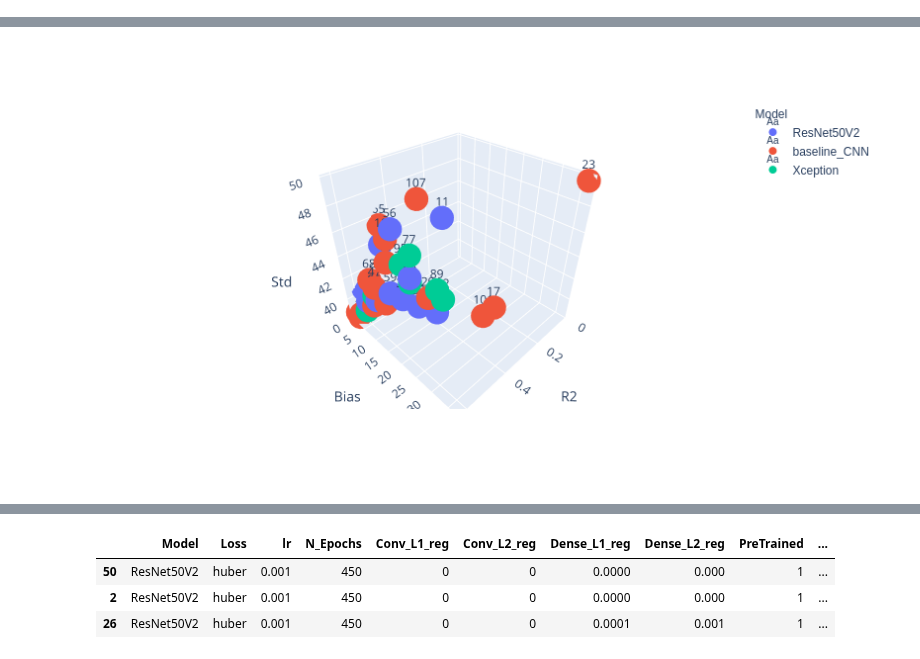
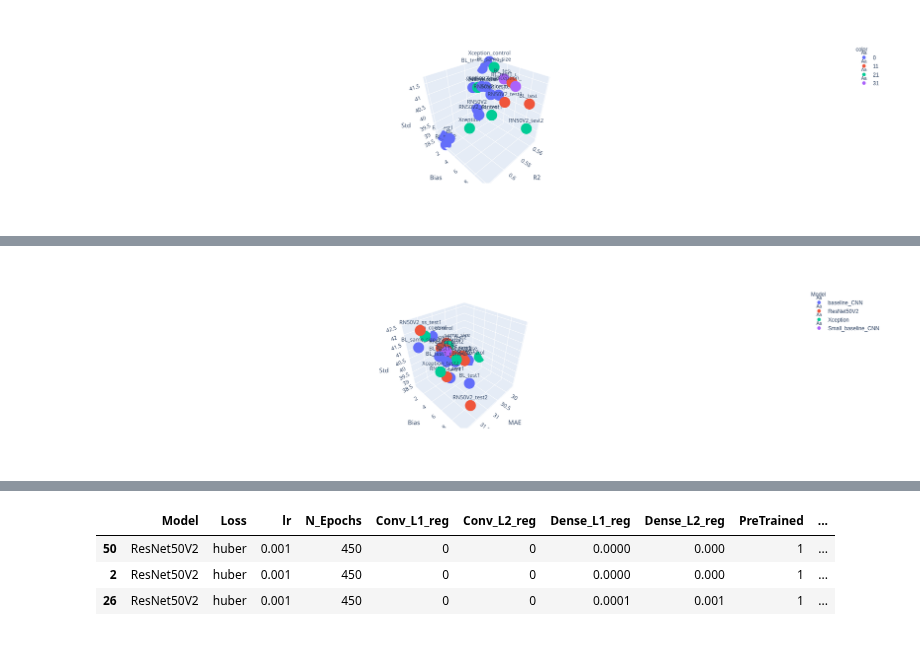
Before and after one commit to andresbecker/master_thesis, a Jupyter notebook: workspace/notebooks/Model_Selection.ipynb, the cells around one changed output, grey strips where cells are left out. Drawn from its saved outputs; the diff is of its cells as text; code cells hidden in the pictures.

Commit message:
added more info and plots

```diff
--- a/workspace/notebooks/Model_Selection.ipynb
+++ b/workspace/notebooks/Model_Selection.ipynb
@@ -10,10 +10,12 @@ model_metrics = os.listdir(metrics_path)
 model_metrics_df = pd.DataFrame([])
 for mm in model_metrics:
     with open(os.path.join(metrics_path, mm), 'r') as file:
-        temp_df = pd.read_csv(file)
+        try:
+            temp_df = pd.read_csv(file)
+            print(mm, 'file loaded correctly')
+        except:
+            print('\nERROR!!!! Failed to load file: ',mm,'---------------------------------!\n')
         model_metrics_df = pd.concat((model_metrics_df, temp_df), ignore_index=True)
 model_metrics_df['Parameter_file'] = [pf.split("/")[-1].split(".")[0] for pf in model_metrics_df.Parameters_file_path.values]
 model_metrics_df.Bias = model_metrics_df.Bias.abs()
-mask = (model_metrics_df.Set == 'test')
-model_metrics_df[~mask].head()
 # %% [output]
@@ -47,8 +77,24 @@ model_metrics_df[mask].sort_values(by=['Bias', 'Std', 'MAE'])
+# %%
+mask = (model_metrics_df.Set == 'val') & (model_metrics_df.R2 > 0.55)
+temp_df = model_metrics_df[mask]
+
+fig = px.scatter_3d(temp_df,
+                    x='R2', y='Bias', z='Std',
+                    text='Parameter_file',
+                    color=temp_df['CMA_size'].astype(str))
+                    #color=temp_df['Dense_L1_reg'].astype(str))
+
+fig.show()
+# %% [output]
+[figure, added]
 # %%
-mask = (model_metrics_df.Set == 'val')
-fig = px.scatter_3d(model_metrics_df[mask].reset_index(),
-                    x='R2', y='Bias', z='Std',
-                    text='index',
+mask = (model_metrics_df.Set == 'val') & (model_metrics_df.MAE < 32)
+temp_df = model_metrics_df[mask]
+
+fig = px.scatter_3d(temp_df,
+                    x='MAE', y='Bias', z='Std',
+                    text='Parameter_file',
+                    #color=temp_df['CMA_size'].astype(str))
                     color='Model')
 fig.show()
 # %% [output]
@@ -56 +101 @@ fig.show()
-[figure, old version]
+[figure, new version]
```
Also changed, not shown: parts of 8 cells of this notebook.
